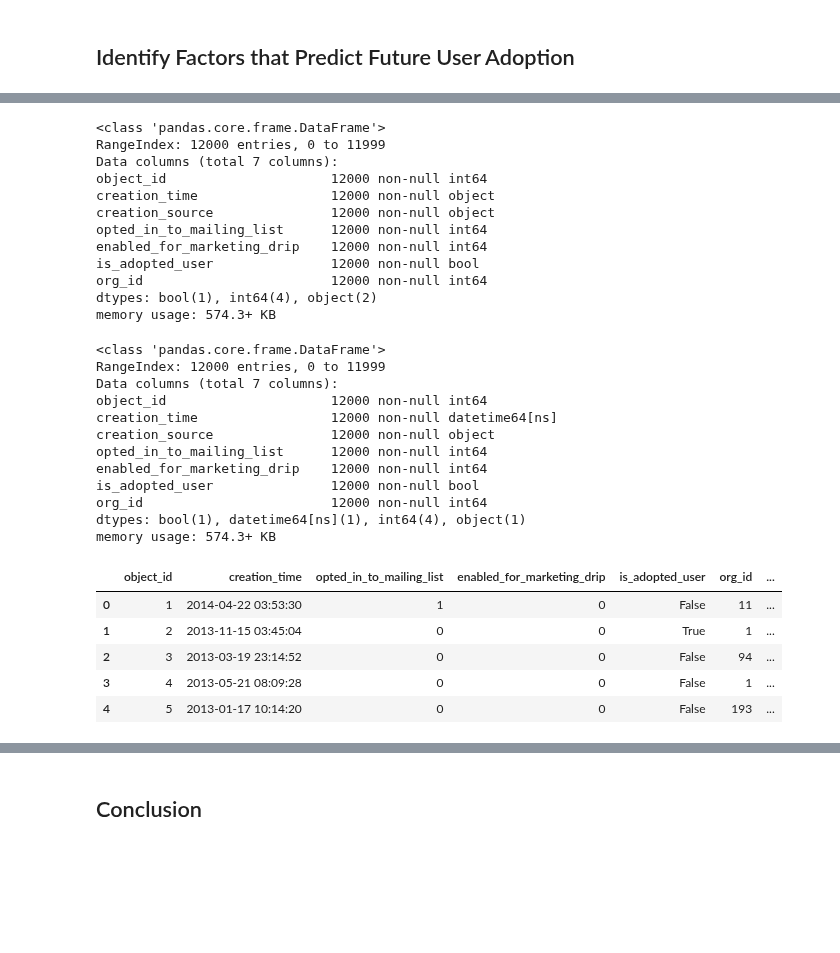
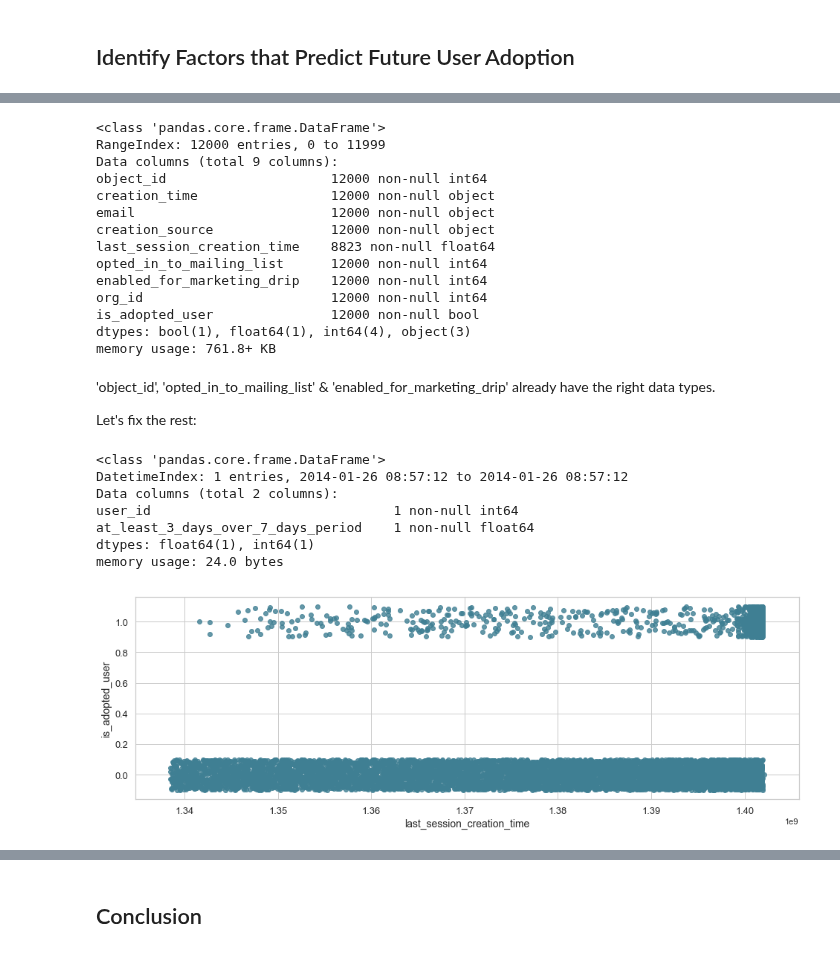
Before and after one commit to nicolechao/springboard-data-science, a Jupyter notebook: Mini Projects and Exercises/User Engagement Data Analysis/analysis.ipynb, the cells around one changed output, grey strips where cells are left out. Drawn from its saved outputs; the diff is of its cells as text; code cells hidden in the pictures; blank space fills up the shorter version.

```diff
--- a/Mini Projects and Exercises/User Engagement Data Analysis/analysis.ipynb
+++ b/Mini Projects and Exercises/User Engagement Data Analysis/analysis.ipynb
@@ -48,6 +48,21 @@ sns.set()
 sns.set_style("whitegrid")
 palette = sns.diverging_palette(220, 20, sep = 20, n = 150)
 sns.set_palette(palette)
+# %%
+def get_sub_plot(width = 16, height = 5, label_font_size = 14, tick_font_size = 13):
+    fig, ax = plt.subplots()
+    fig.set_size_inches(width, height)
+    ax.tick_params(labelsize = tick_font_size)
+    ax.set_xlabel(ax.get_xlabel(), fontsize = label_font_size)
+    ax.set_ylabel(ax.get_ylabel(), fontsize = label_font_size)
+    return ax
+
+def plot_scatter(x, y, data):
+    ax = get_sub_plot()
+    sns.regplot(x = "last_session_creation_time", y = "is_adopted_user", fit_reg = False,
+            x_jitter = .1, y_jitter = .1,
+            data = df_users, ax = ax)
+    plt.show()
 # %% [markdown]
 ## Load Data
 # %%
@@ -110,19 +125,20 @@ memory usage: 4.8 MB
 
 Defining an "adopted user" as a user who has logged into the product on three separate days in at least one sevenday period, identify which factors predict future user adoption.
 # %%
+# first get all user ids
 users = set(df_engage['user_id'])
 adopted_user = []
 
+# iterate all users & check whether they are 'adopted user' using panda's API 'rolling'
 for i, user in enumerate(users):
     df_user = df_engage[df_engage.user_id == user]
     df_user = df_user[['time_stamp', 'user_id']]
     df_user['time_stamp'] = pd.to_datetime(df_user['time_stamp'])
-    df_user = df_user.drop_duplicates()
     df_user = df_user.set_index('time_stamp')
     df_user['at_least_3_days_over_7_days_period'] = df_user.rolling(window = '7D').count()
 
     if max(df_user['at_least_3_days_over_7_days_period']) >= 3:
         adopted_user.append(user)
 
-print(adopted_user)
+print(len(adopted_user) / len(users) * 100)
 # %% [output]
@@ -146,6 +158,3 @@ df_users.head()
 | 2 | 3 | 2013-03-19 23:14:52 | Bottrill Mitchell | MitchellBottrill@gustr.com | ORG_INVITE | 1.363735e+09 | ... |
 | 3 | 4 | 2013-05-21 08:09:28 | Clausen Nicklas | NicklasSClausen@yahoo.com | GUEST_INVITE | 1.369210e+09 | ... |
 | 4 | 5 | 2013-01-17 10:14:20 | Raw Grace | GraceRaw@yahoo.com | GUEST_INVITE | 1.358850e+09 | ... |
-# %%
-df_users = df_users[['object_id', 'creation_time', 'creation_source', 'opted_in_to_mailing_list', 'enabled_for_marketing_drip', 'is_adopted_user', 'org_id']]
-df_users.head()
@@ -158,0 +161,5 @@ df_users.head()
+# %%
+# select features/target.
+# remove name as in terms of privacy it should NOT be a feature.
+df_users = df_users[['object_id', 'creation_time', 'email', 'creation_source', 'last_session_creation_time', 'opted_in_to_mailing_list', 'enabled_for_marketing_drip', 'org_id', 'is_adopted_user',]]
+df_users.head()
@@ -159,42 +173,39 @@ df_users.head()
 # %%
-# fix data types
+# Inspect data types & fix them
 df_users.info()
 # %% [output]
 <class 'pandas.core.frame.DataFrame'>
 RangeIndex: 12000 entries, 0 to 11999
-Data columns (total 7 columns):
+Data columns (total 9 columns):
 object_id                     12000 non-null int64
 creation_time                 12000 non-null object
+email                         12000 non-null object
 creation_source               12000 non-null object
+last_session_creation_time    8823 non-null float64
 opted_in_to_mailing_list      12000 non-null int64
 enabled_for_marketing_drip    12000 non-null int64
+org_id                        12000 non-null int64
 is_adopted_user               12000 non-null bool
-org_id                        12000 non-null int64
-dtypes: bool(1), int64(4), object(2)
-memory usage: 574.3+ KB
+dtypes: bool(1), float64(1), int64(4), object(3)
+memory usage: 761.8+ KB
+# %% [markdown]
+'object_id', 'opted_in_to_mailing_list' & 'enabled_for_marketing_drip' already have the right data types.
+
+Let's fix the rest:
 # %%
+# Transform creation_time to datatime obj.
 df_users['creation_time'] = pd.to_datetime(df_users['creation_time'])
-df_users.info()
+df_user.info()
 # %% [output]
 <class 'pandas.core.frame.DataFrame'>
-RangeIndex: 12000 entries, 0 to 11999
-Data columns (total 7 columns):
-object_id                     12000 non-null int64
-creation_time                 12000 non-null datetime64[ns]
-creation_source               12000 non-null object
-opted_in_to_mailing_list      12000 non-null int64
-enabled_for_marketing_drip    12000 non-null int64
-is_adopted_user               12000 non-null bool
-org_id                        12000 non-null int64
-dtypes: bool(1), datetime64[ns](1), int64(4), object(1)
-memory usage: 574.3+ KB
+DatetimeIndex: 1 entries, 2014-01-26 08:57:12 to 2014-01-26 08:57:12
+Data columns (total 2 columns):
+user_id                               1 non-null int64
+at_least_3_days_over_7_days_period    1 non-null float64
+dtypes: float64(1), int64(1)
+memory usage: 24.0 bytes
-# %%
-df_users = pd.get_dummies(df_users, columns = ['creation_source'])
-df_users.head()
-# %% [output]
-|  | object_id | creation_time | opted_in_to_mailing_list | enabled_for_marketing_drip | is_adopted_user | org_id | ... |
-| 0 | 1 | 2014-04-22 03:53:30 | 1 | 0 | False | 11 | ... |
-| 1 | 2 | 2013-11-15 03:45:04 | 0 | 0 | True | 1 | ... |
-| 2 | 3 | 2013-03-19 23:14:52 | 0 | 0 | False | 94 | ... |
-| 3 | 4 | 2013-05-21 08:09:28 | 0 | 0 | False | 1 | ... |
-| 4 | 5 | 2013-01-17 10:14:20 | 0 | 0 | False | 193 | ... |
+# %%
+# Not sure if creation_time correlates adopted user. Let's quickly plot it to visualize it.
+plot_scatter(x = "creation_time", y = "is_adopted_user", data = df_users)
+# %% [output]
+[figure, added]
```
Also changed, not shown: parts of 19 cells of this notebook.
